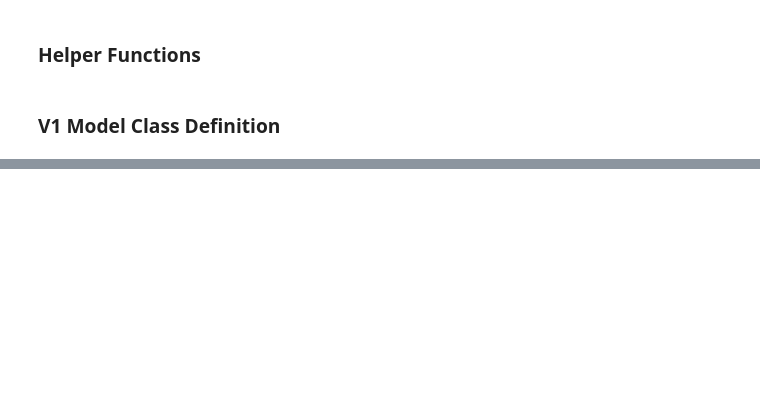
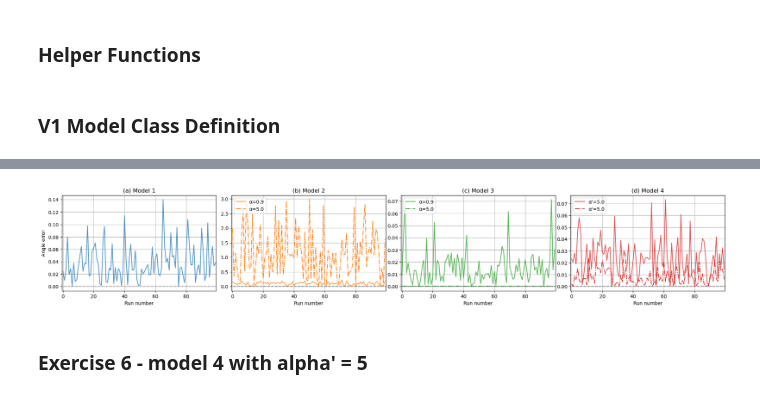
Before and after one commit to elbertwang00/4G3-Courseworks, a Jupyter notebook: Coursework1/coursework1.ipynb, the cells around one changed output, grey strips where cells are left out. Drawn from its saved outputs; the diff is of its cells as text; code cells hidden in the pictures; blank space fills up the shorter version.

```diff
--- a/Coursework1/coursework1.ipynb
+++ b/Coursework1/coursework1.ipynb
@@ -118,0 +263,42 @@ model4 = setModel4()
+# %%
+fig, ax = plt.subplots(1,4, figsize=[20,3.5])
+
+for i in range(nModels):
+    idx = i
+    if i>3:
+        idx = i-3
+        if i==6:
+            ax[idx].plot(decodeAccuracies[i], color=defaultColors[idx], linestyle='-.', label="α'=5.0")
+        else:
+            ax[idx].plot(decodeAccuracies[i], color=defaultColors[idx], linestyle='-.', label="α=5.0")
+        ax[idx].grid()
+    else:
+        if i==3:
+            ax[idx].plot(decodeAccuracies[idx], color=defaultColors[idx], alpha=0.8, label="α'=5.0")
+        else:
+            ax[idx].plot(decodeAccuracies[idx], color=defaultColors[idx], alpha=0.8, label="α=0.9")
+
+    ax[idx].hlines(0,-2,len(decodeAccuracies[idx])+2, color='black', linestyle='--', alpha=0.2, label='_Hidden')
+    ax[idx].set_title(f'({letters[idx]}) Model {idx+1}')
+    ax[idx].set_xlabel('Run number')
+
+    ax[idx].set_xlim(-0.5, len(decodeAccuracies[idx])-0.5)
+    # ax[idx].set_ylim(-0.02, np.pi)
+    # ax[idx].set_yscale('log')
+    ax[idx].grid()
+
+    if i!=0:
+        # ax[idx].set_yticklabels([])
+        i=i
+    else:
+        ax[idx].set_ylabel('Angle error')
+
+ax[1].legend(loc='upper left')
+ax[2].legend(loc='upper left')
+ax[3].legend(loc='upper left')
+fig.tight_layout(pad=0.3)
+plt.show()
+# %% [output]
+[figure, added]
+# %% [markdown]
+### Exercise 6 - model 4 with alpha' = 5
```
Also changed, not shown: parts of 20 cells of this notebook.
